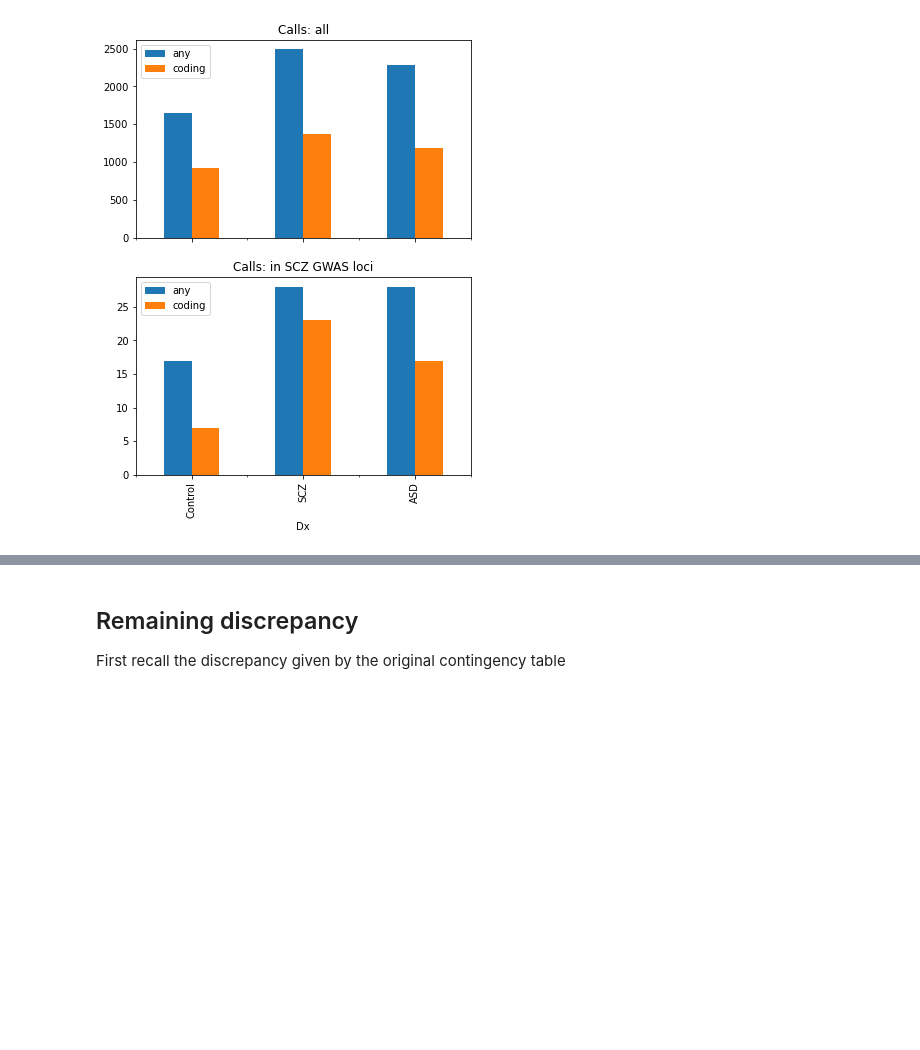
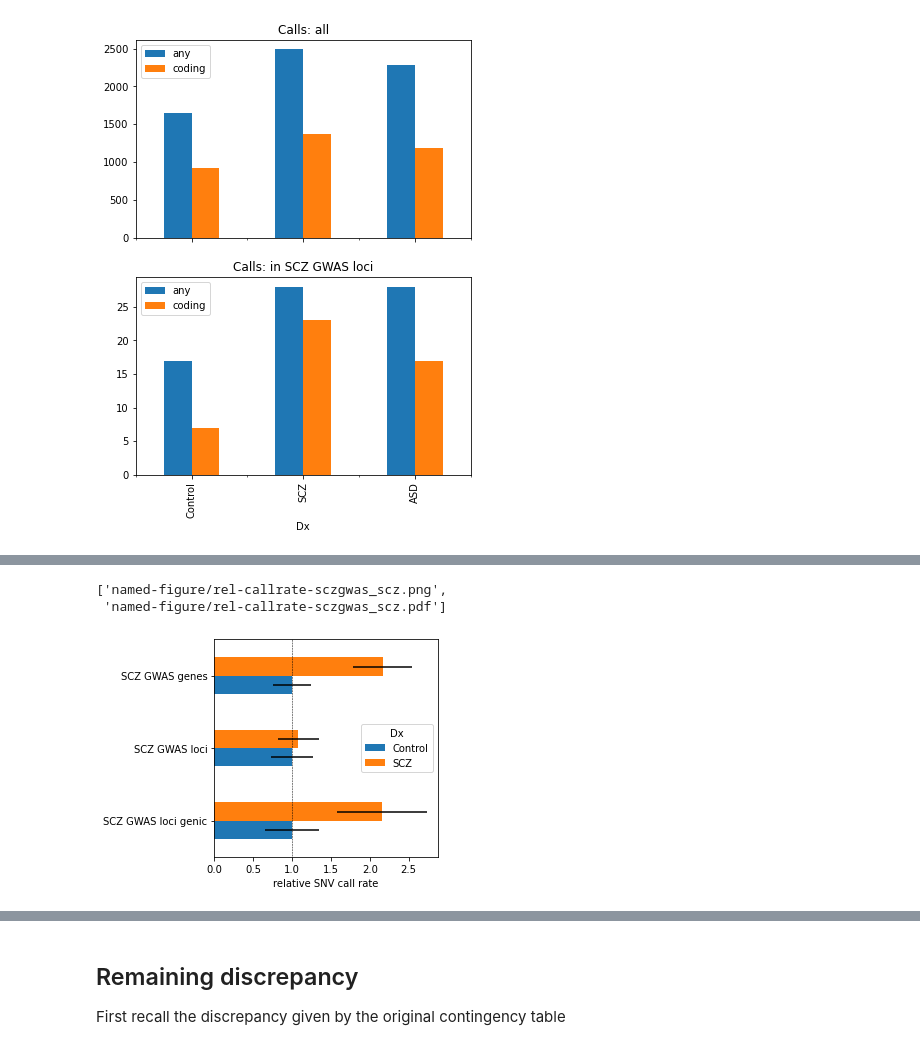
Before and after one commit to attilagk/lab-notebook, a Jupyter notebook: projects/bsm/R/2020-07-28-CLOZUK/2020-07-28-CLOZUK.ipynb, the cells around one changed output, grey strips where cells are left out. Saved outputs shown, nothing was run; the diff lists cells and outputs as text; code cells hidden in the pictures; blank space fills up the shorter version.

```diff
--- a/projects/bsm/R/2020-07-28-CLOZUK/2020-07-28-CLOZUK.ipynb
+++ b/projects/bsm/R/2020-07-28-CLOZUK/2020-07-28-CLOZUK.ipynb
@@ -221,0 +260,7 @@ attila_utils.savefig(fig, 'calls-in-scz-gwas-loci-coding')
+# %%
+fig, ax = callrates_bar(stdcpi, only_scz=True, drop_gwasloci_genic=False)
+attila_utils.savefig(fig, 'rel-callrate-sczgwas_scz')
+# %% [output]
+['named-figure/rel-callrate-sczgwas_scz.png',
+ 'named-figure/rel-callrate-sczgwas_scz.pdf']
+[figure, added]
```
Also changed, not shown: parts of 13 cells of this notebook, 10 other files.
